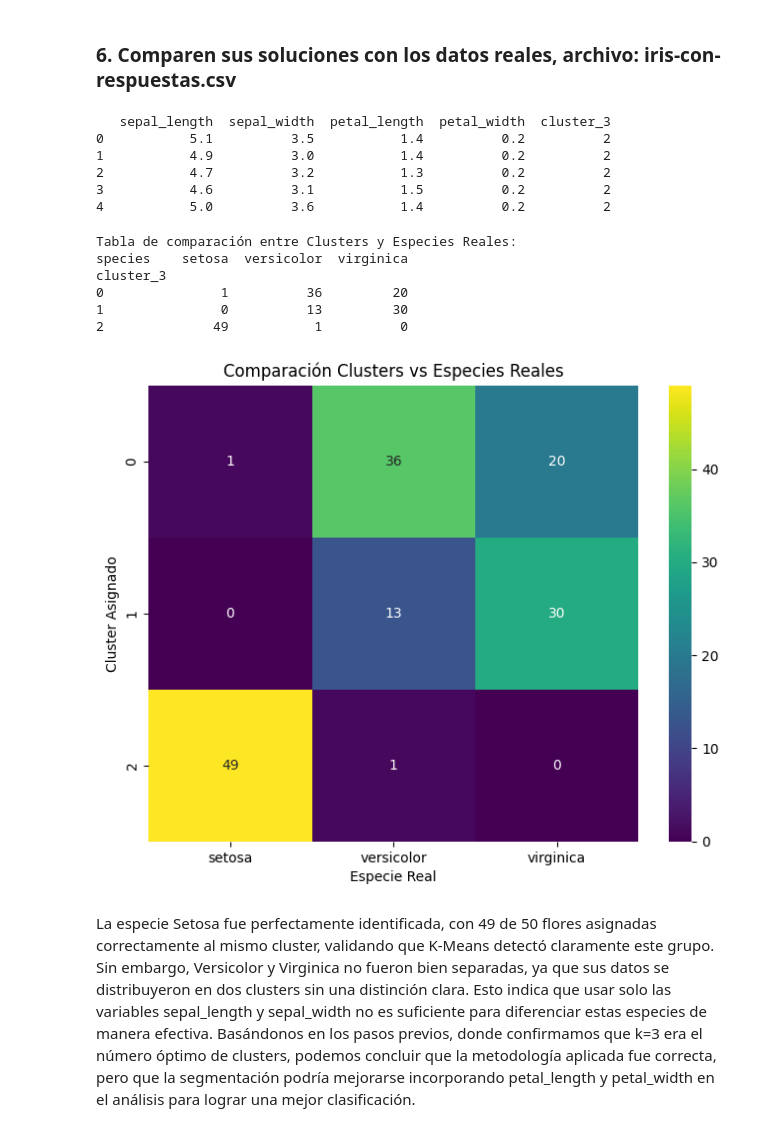
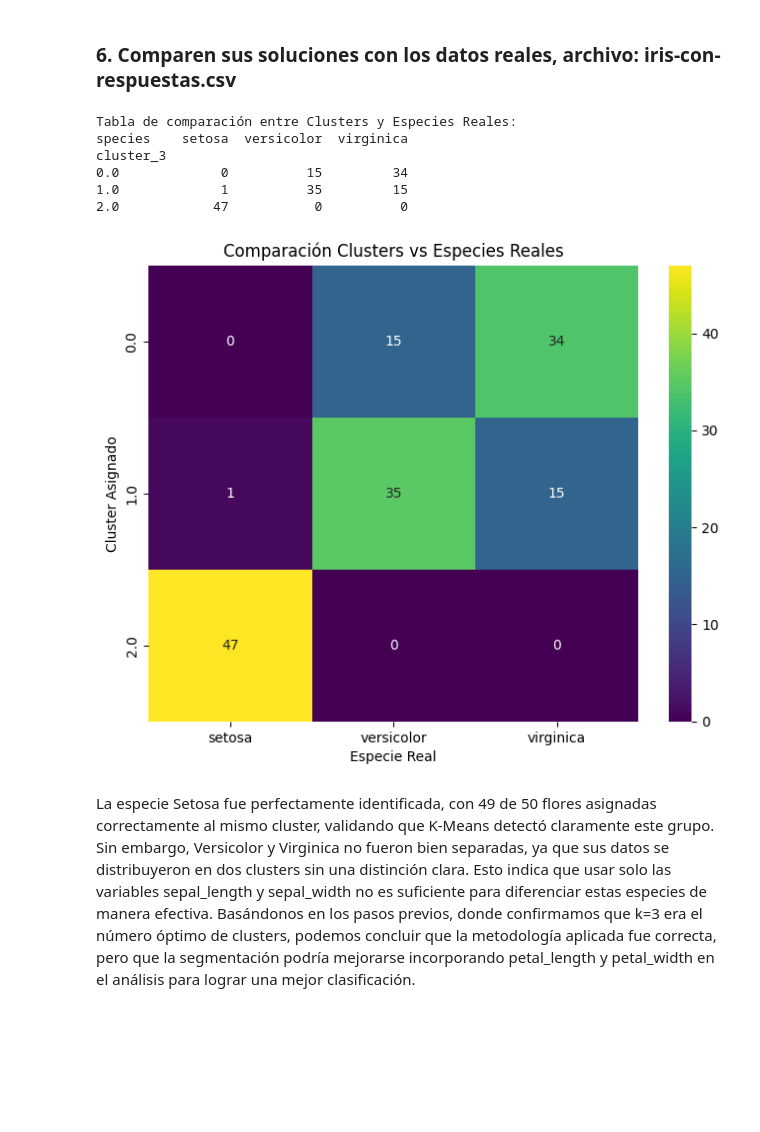
Before and after one commit to JosueSay/DataMining, a Jupyter notebook: ht/h2/lab02.ipynb, the cells around one changed output. Cells and saved outputs as stored; diff of their text form; code cells hidden in the pictures; blank space fills up the shorter version.

Commit message:
correción 1.6
Corrección: Comparen sus soluciones con los datos reales, archivo: iris-con-respuestas.csv

```diff
--- a/ht/h2/lab02.ipynb
+++ b/ht/h2/lab02.ipynb
@@ -279,57 +279,39 @@ plt.show()
 **Respuesta:** ~coloca tu respuesta aca~
 # %% [markdown]
 ### 6. Comparen sus soluciones con los datos reales, archivo: iris-con-respuestas.csv
-# %%
-import pandas as pd
-from sklearn.cluster import KMeans
-from sklearn.preprocessing import StandardScaler
-
-# Cargar el dataset nuevamente
-iris_df_s1 = pd.read_csv("iris.csv")
-
-# Estandarizar los datos del sépalo
-scaler = StandardScaler()
-iris_scaled = scaler.fit_transform(iris_df_s1[['sepal_length', 'sepal_width']])
-
-# Aplicar K-Means con k=3 clusters
-kmeans_3 = KMeans(n_clusters=3, random_state=42, n_init=10)
-iris_df_s1["cluster_3"] = kmeans_3.fit_predict(iris_scaled)
-
-# Verificar que la columna 'cluster_3' existe
-print(iris_df_s1.head())
-# %% [output]
-   sepal_length  sepal_width  petal_length  petal_width  cluster_3
-0           5.1          3.5           1.4          0.2          2
-1           4.9          3.0           1.4          0.2          2
-2           4.7          3.2           1.3          0.2          2
-3           4.6          3.1           1.5          0.2          2
-4           5.0          3.6           1.4          0.2          2
 # %%
-# Mostrar la tabla de comparación en el entorno actual
-import pandas as pd
+import matplotlib.pyplot as plt
+import seaborn as sns
 
-# Mostrar la tabla de comparación en formato visual
-import matplotlib.pyplot as plt
+# Cargar los datos reales con especies
+iris_real = pd.read_csv("iris-con-respuestas.csv")
 
-# Mostrar la tabla como una imagen de texto para visualización clara
+# Unir los datos reales con los clusters obtenidos con K-Means
+iris_comparacion = iris_real.copy()
+iris_comparacion["cluster_3"] = iris_df_s1["cluster_3"]
+
+# Crear una tabla de contingencia para comparar clusters con especies reales
+tabla_comparacion = pd.crosstab(iris_comparacion["cluster_3"], iris_comparacion["species"])
+
+# Mostrar la tabla en texto
 print("Tabla de comparación entre Clusters y Especies Reales:")
 print(tabla_comparacion)
 
 # Crear un gráfico de calor para visualizar la tabla de contingencia
 plt.figure(figsize=(8, 6))
 sns.heatmap(tabla_comparacion, annot=True, cmap="viridis", fmt="d")
 plt.xlabel("Especie Real")
 plt.ylabel("Cluster Asignado")
 plt.title("Comparación Clusters vs Especies Reales")
 plt.show()
 # %% [output]
 Tabla de comparación entre Clusters y Especies Reales:
 species    setosa  versicolor  virginica
 cluster_3
-0               1          36         20
-1               0          13         30
-2              49           1          0
+0.0             0          15         34
+1.0             1          35         15
+2.0            47           0          0
-[figure, old version]
+[figure, new version]
 # %% [markdown]
 La especie Setosa fue perfectamente identificada, con 49 de 50 flores asignadas correctamente al mismo cluster, validando que K-Means detectó claramente este grupo. Sin embargo, Versicolor y Virginica no fueron bien separadas, ya que sus datos se distribuyeron en dos clusters sin una distinción clara. Esto indica que usar solo las variables sepal_length y sepal_width no es suficiente para diferenciar estas especies de manera efectiva. Basándonos en los pasos previos, donde confirmamos que k=3 era el número óptimo de clusters, podemos concluir que la metodología aplicada fue correcta, pero que la segmentación podría mejorarse incorporando petal_length y petal_width en el análisis para lograr una mejor clasificación.
 # %% [markdown]
```
Also changed, not shown: parts of 1 cell of this notebook.
